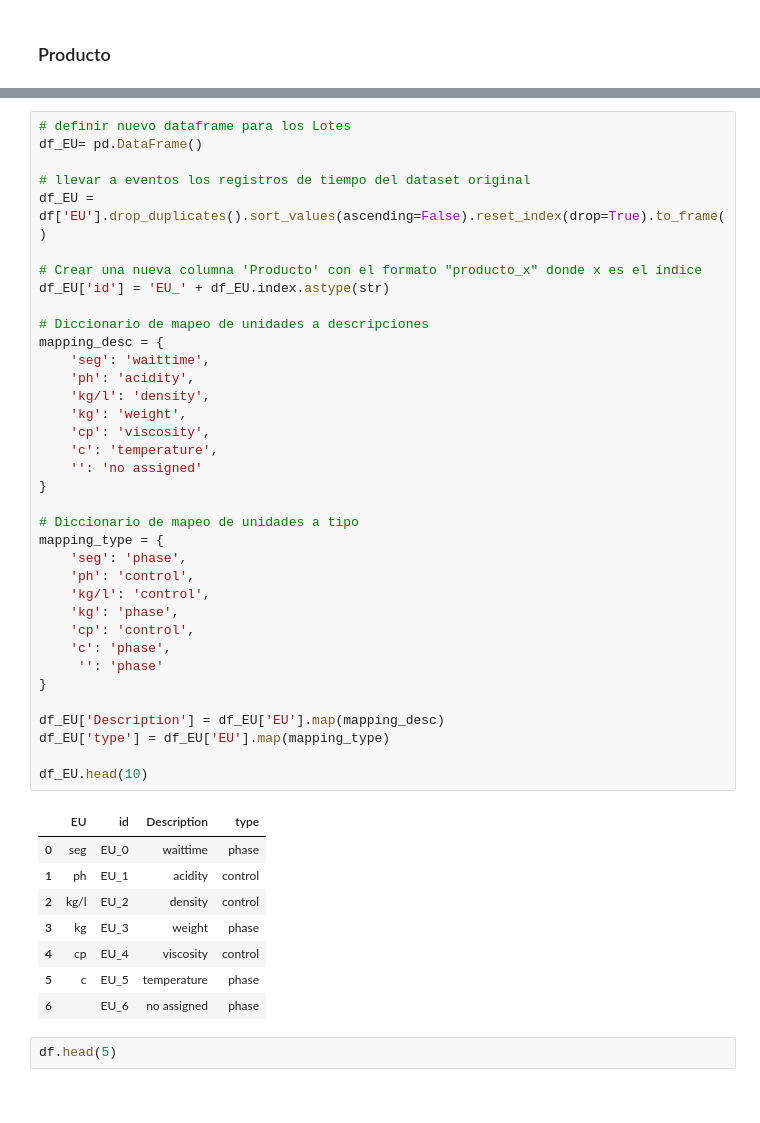
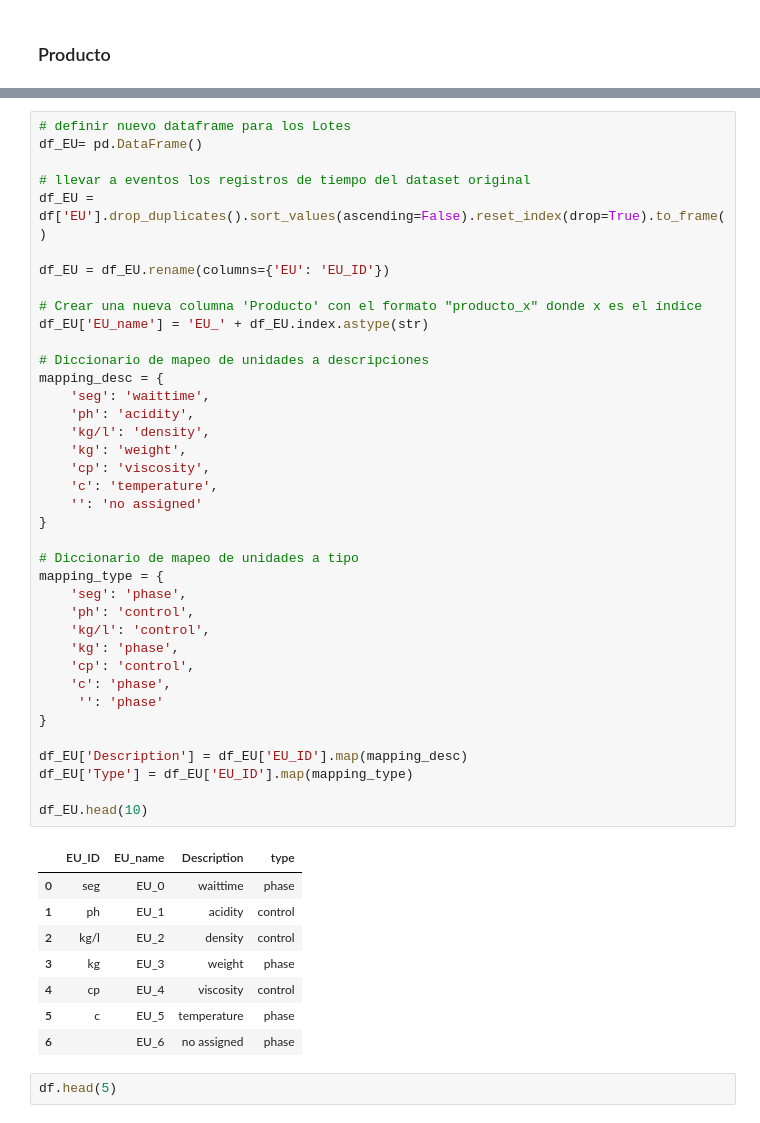
Before and after one commit to ygalves/ETL_project, a Jupyter notebook: ETLprj_transform.ipynb, the cells around one changed output, grey strips where cells are left out. Cells and saved outputs as stored; diff of their text form.

```diff
--- a/ETLprj_transform.ipynb
+++ b/ETLprj_transform.ipynb
@@ -756,37 +791,39 @@ df_EU= pd.DataFrame()
 # llevar a eventos los registros de tiempo del dataset original
 df_EU = df['EU'].drop_duplicates().sort_values(ascending=False).reset_index(drop=True).to_frame()
 
+df_EU = df_EU.rename(columns={'EU': 'EU_ID'})
+
 # Crear una nueva columna 'Producto' con el formato "producto_x" donde x es el índice
-df_EU['id'] = 'EU_' + df_EU.index.astype(str)
+df_EU['EU_name'] = 'EU_' + df_EU.index.astype(str)
 
 # Diccionario de mapeo de unidades a descripciones
 mapping_desc = {
     'seg': 'waittime',
     'ph': 'acidity',
     'kg/l': 'density',
     'kg': 'weight',
     'cp': 'viscosity',
     'c': 'temperature',
     '': 'no assigned'
 }
 
 # Diccionario de mapeo de unidades a tipo
 mapping_type = {
     'seg': 'phase',
     'ph': 'control',
     'kg/l': 'control',
     'kg': 'phase',
     'cp': 'control',
     'c': 'phase',
      '': 'phase'
 }
 
-df_EU['Description'] = df_EU['EU'].map(mapping_desc)
-df_EU['type'] = df_EU['EU'].map(mapping_type)
+df_EU['Description'] = df_EU['EU_ID'].map(mapping_desc)
+df_EU['Type'] = df_EU['EU_ID'].map(mapping_type)
 
 df_EU.head(10)
 # %% [output]
-|  | EU | id | Description | type |
+|  | EU_ID | EU_name | Description | type |
 | 0 | seg | EU_0 | waittime | phase |
 | 1 | ph | EU_1 | acidity | control |
 | 2 | kg/l | EU_2 | density | control |
```
Also changed, not shown: parts of 8 cells of this notebook, 1 other file.
